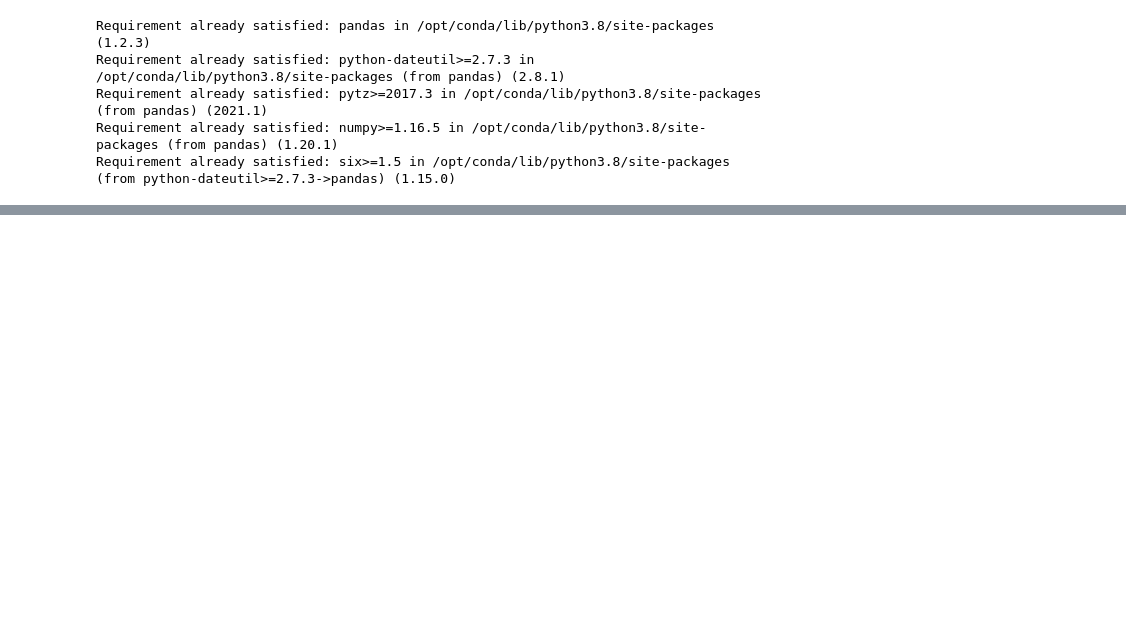
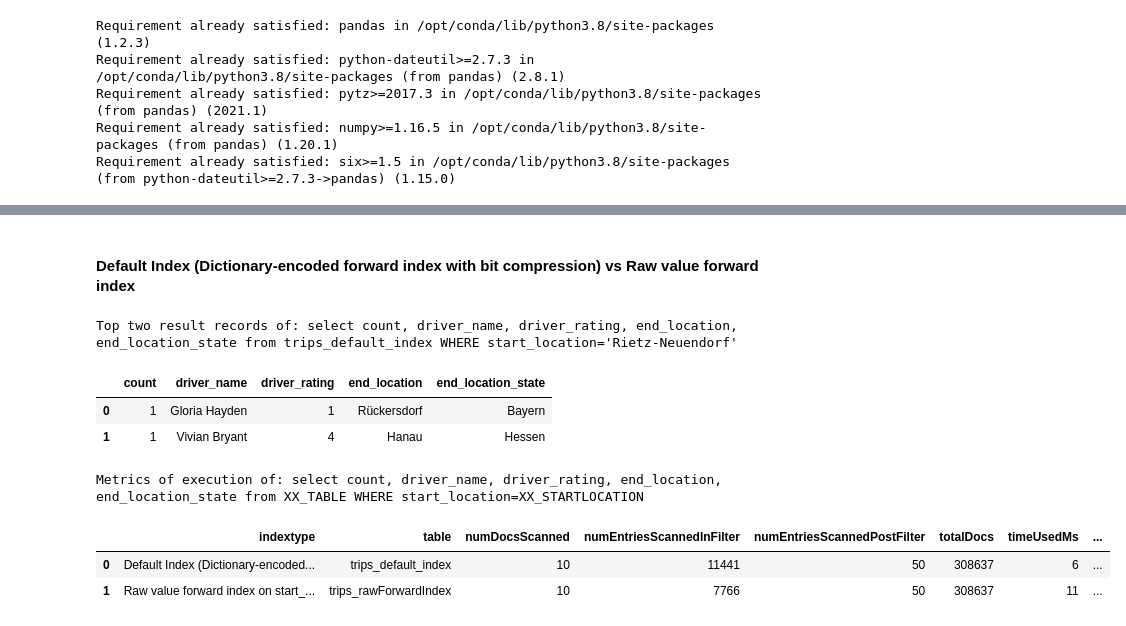
Before and after one commit to timebertt/adm-pinot, a Jupyter notebook: Index.ipynb, the cells around one changed output, grey strips where cells are left out. Drawn from its saved outputs; the diff is of its cells as text; code cells hidden in the pictures; blank space fills up the shorter version.

```diff
--- a/Index.ipynb
+++ b/Index.ipynb
@@ -653,0 +272,13 @@ If the parameter numEntriesScannedPostFilter is high, this is an indicator for a
+# %% [markdown]
+#### Default Index (Dictionary-encoded forward index with bit compression) vs Raw value forward index
+# %%
+executeSQLStatement("select count, driver_name, driver_rating, end_location, end_location_state from XX_TABLE WHERE start_location=XX_STARTLOCATION",[['trips_default_index', 'Default Index (Dictionary-encoded forward index with bit compression) for each column'],['trips_rawForwardIndex', 'Raw value forward index on start_location']])
+# %% [output]
+Top two result records of: select count, driver_name, driver_rating, end_location, end_location_state from trips_default_index WHERE start_location='Rietz-Neuendorf'
+|  | count | driver_name | driver_rating | end_location | end_location_state |
+| 0 | 1 | Gloria Hayden | 1 | Rückersdorf | Bayern |
+| 1 | 1 | Vivian Bryant | 4 | Hanau | Hessen |
+Metrics of execution of: select count, driver_name, driver_rating, end_location, end_location_state from XX_TABLE WHERE start_location=XX_STARTLOCATION
+|  | indextype | table | numDocsScanned | numEntriesScannedInFilter | numEntriesScannedPostFilter | totalDocs | timeUsedMs | ... |
+| 0 | Default Index (Dictionary-encoded... | trips_default_index | 10 | 11441 | 50 | 308637 | 6 | ... |
+| 1 | Raw value forward index on start_... | trips_rawForwardIndex | 10 | 7766 | 50 | 308637 | 11 | ... |
```
Also changed, not shown: parts of 58 cells of this notebook.
